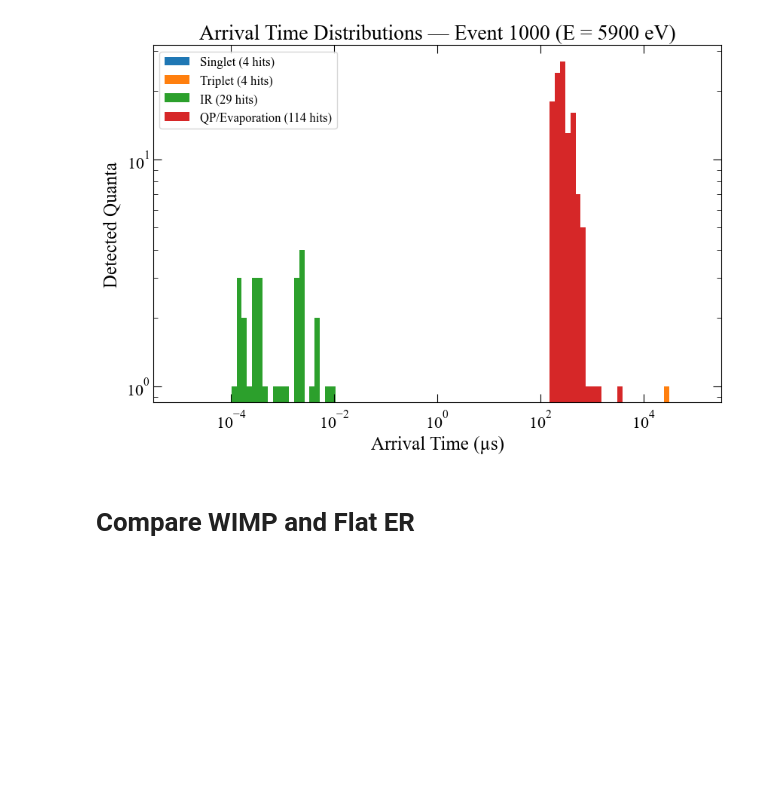
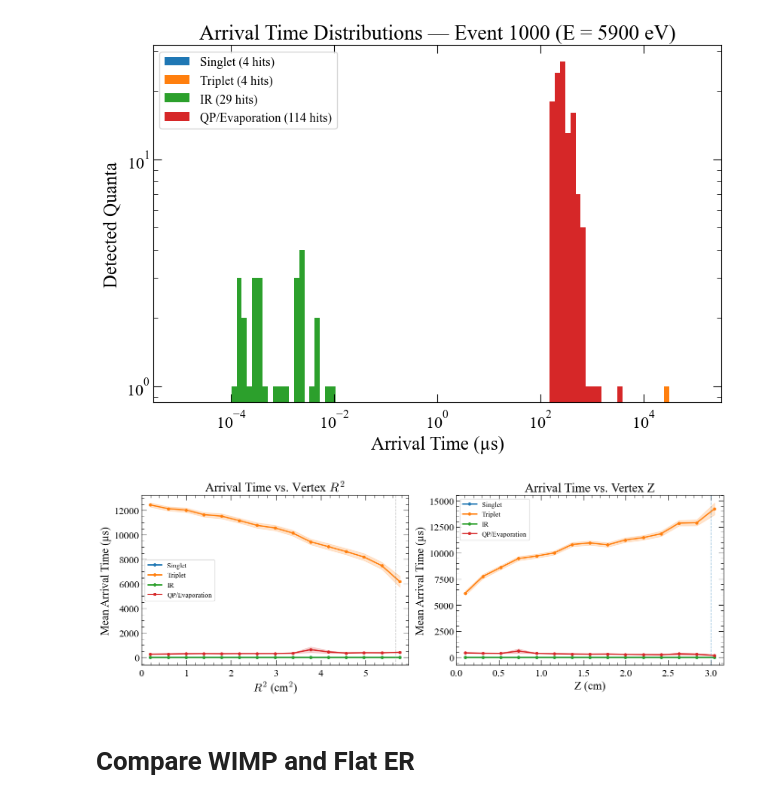
Before and after one commit to spice-herald/HeRM, a Jupyter notebook: Example_notebooks/Channel_Signal_Distributions.ipynb, the cells around one changed output. Drawn from its saved outputs; the diff is of its cells as text; code cells hidden in the pictures; blank space fills up the shorter version.

```diff
--- a/Example_notebooks/Channel_Signal_Distributions.ipynb
+++ b/Example_notebooks/Channel_Signal_Distributions.ipynb
@@ -616,6 +701,86 @@ plt.tight_layout()
 plt.show()
 # %% [output]
 [figure]
+# %%
+if 'vertex_positions' not in data:
+    print("vertex_positions not found in data file — re-run simulate_spectrum.py to generate.")
+else:
+    vtx = data['vertex_positions']
+    r_sq = vtx[:, 0]**2 + vtx[:, 1]**2
+    z_vtx = vtx[:, 2]
+
+    fig, (ax_r, ax_z) = plt.subplots(1, 2, figsize=(14, 5))
+
+    n_bins = 15
+
+    for ch in range(4):
+        times = mean_arrival_time[:, ch]
+        valid_times = ~np.isnan(times)
+        if np.sum(valid_times) < 10:
+            continue
+
+        t = times[valid_times]
+        r2 = r_sq[valid_times]
+        zv = z_vtx[valid_times]
+
+        # --- vs R² ---
+        r2_bins = np.linspace(0, r_sq.max() * 1.05, n_bins + 1)
+        r2_centers = (r2_bins[:-1] + r2_bins[1:]) / 2
+        means_r = np.full(n_bins, np.nan)
+        sems_r = np.full(n_bins, np.nan)
+        for b in range(n_bins):
+            mask = (r2 >= r2_bins[b]) & (r2 < r2_bins[b+1])
+            v = t[mask]
+            if len(v) > 1:
+                means_r[b] = np.mean(v)
+                sems_r[b] = np.std(v) / np.sqrt(len(v))
+        ok = ~np.isnan(means_r)
+        ax_r.plot(r2_centers[ok], means_r[ok], 'o-', color=CHANNEL_COLORS[ch],
+                  label=CHANNEL_NAMES[ch], markersize=4)
+        ax_r.fill_between(r2_centers[ok], (means_r - sems_r)[ok],
+                          (means_r + sems_r)[ok], color=CHANNEL_COLORS[ch], alpha=0.2)
+
+        # --- vs Z ---
+        z_bins = np.linspace(0, z_vtx.max() * 1.05, n_bins + 1)
+        z_centers = (z_bins[:-1] + z_bins[1:]) / 2
+        means_z = np.full(n_bins, np.nan)
+        sems_z = np.full(n_bins, np.nan)
+        for b in range(n_bins):
+            mask = (zv >= z_bins[b]) & (zv < z_bins[b+1])
+            v = t[mask]
+            if len(v) > 1:
+                means_z[b] = np.mean(v)
+                sems_z[b] = np.std(v) / np.sqrt(len(v))
+        ok = ~np.isnan(means_z)
+        ax_z.plot(z_centers[ok], means_z[ok], 'o-', color=CHANNEL_COLORS[ch],
+                  label=CHANNEL_NAMES[ch], markersize=4)
+        ax_z.fill_between(z_centers[ok], (means_z - sems_z)[ok],
+                          (means_z + sems_z)[ok], color=CHANNEL_COLORS[ch], alpha=0.2)
+
+    cell_radius = detector_config['cell_radius']
+    fill_height = detector_config['fill_height']
+
+    ax_r.set_xlabel('$R^2$ (cm$^2$)')
+    ax_r.set_ylabel('Mean Arrival Time (µs)')
+    ax_r.set_title('Arrival Time vs. Vertex $R^2$')
+    ax_r.legend(frameon=True, fontsize=11)
+    ax_r.set_xlim(0, cell_radius**2 * 1.05)
+    ax_r.axvline(cell_radius**2, color='gray', ls='--', lw=1, alpha=0.5)
+
+    #ax_r.set_yscale('log')
+    #ax_z.set_yscale('log')
+
+    ax_z.set_xlabel('Z (cm)')
+    ax_z.set_ylabel('Mean Arrival Time (µs)')
+    ax_z.set_title('Arrival Time vs. Vertex Z')
+    ax_z.legend(frameon=True, fontsize=11)
+    ax_z.set_xlim(0, fill_height * 1.05)
+    ax_z.axvline(fill_height, color='#2980b9', ls='--', lw=1, alpha=0.5)
+
+    plt.tight_layout()
+    plt.show()
+# %% [output]
+[figure, added]
 # %% [markdown]
 # Compare WIMP and Flat ER
 # %%
```
Also changed, not shown: parts of 5 cells of this notebook, 1 other file.
